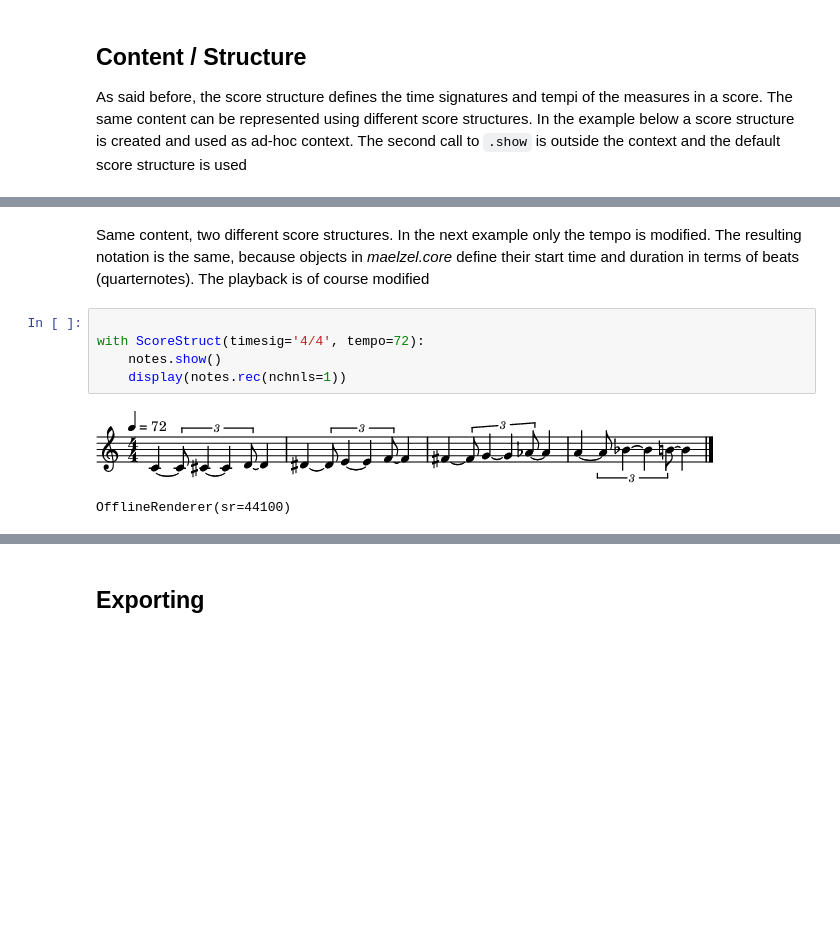
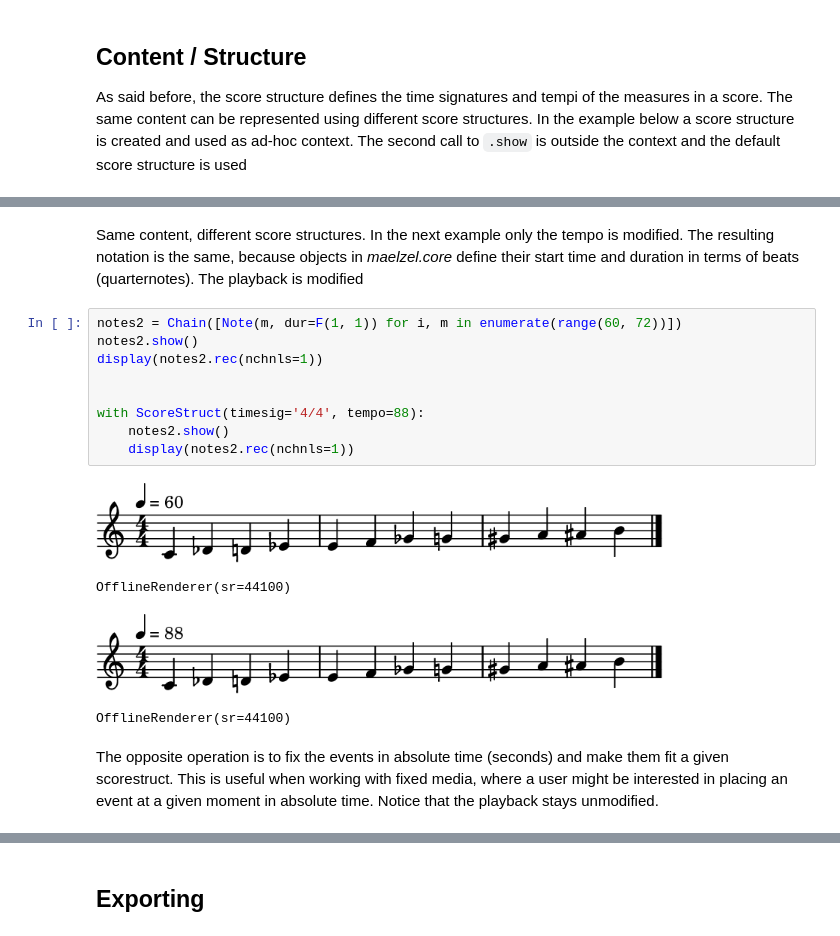
Before and after one commit to tqmbanados/maelzel, a Jupyter notebook: docs/notebooks/maelzel-core-scorestruct.ipynb, the cells around one changed output, grey strips where cells are left out. Cells and saved outputs as stored; diff of their text form; blank space fills up the shorter version.

```diff
--- a/docs/notebooks/maelzel-core-scorestruct.ipynb
+++ b/docs/notebooks/maelzel-core-scorestruct.ipynb
@@ -105,11 +125,19 @@ Chain([4C:1.333♩, 4C#:1.333♩, 4D:1.333♩, 4D#:1.333♩, 4E:1.333♩, 4F:1.3
 # %% [markdown]
-Same content, two different score structures. In the next example only the tempo is modified. The resulting notation is the same, because objects in *maelzel.core* define their start time and duration in terms of beats (quarternotes). The playback is of course modified
+Same content, different score structures. In the next example only the tempo is modified. The resulting notation is the same, because objects in *maelzel.core* define their start time and duration in terms of beats (quarternotes). The playback is modified
 # %%
+notes2 = Chain([Note(m, dur=F(1, 1)) for i, m in enumerate(range(60, 72))])
+notes2.show()
+display(notes2.rec(nchnls=1))
 
-with ScoreStruct(timesig='4/4', tempo=72):
-    notes.show()
-    display(notes.rec(nchnls=1))
+
+with ScoreStruct(timesig='4/4', tempo=88):
+    notes2.show()
+    display(notes2.rec(nchnls=1))
 # %% [output]
-[figure, old version]
+[figure, new version]
 OfflineRenderer(sr=44100)
+[figure, added]
+OfflineRenderer(sr=44100)
+# %% [markdown]
+The opposite operation is to fix the events in absolute time (seconds) and make them fit a given scorestruct. This is useful when working with fixed media, where a user might be interested in placing an event at a given moment in absolute time. Notice that the playback stays unmodified.
 # %%
```
Also changed, not shown: parts of 32 cells of this notebook, 33 other files.
